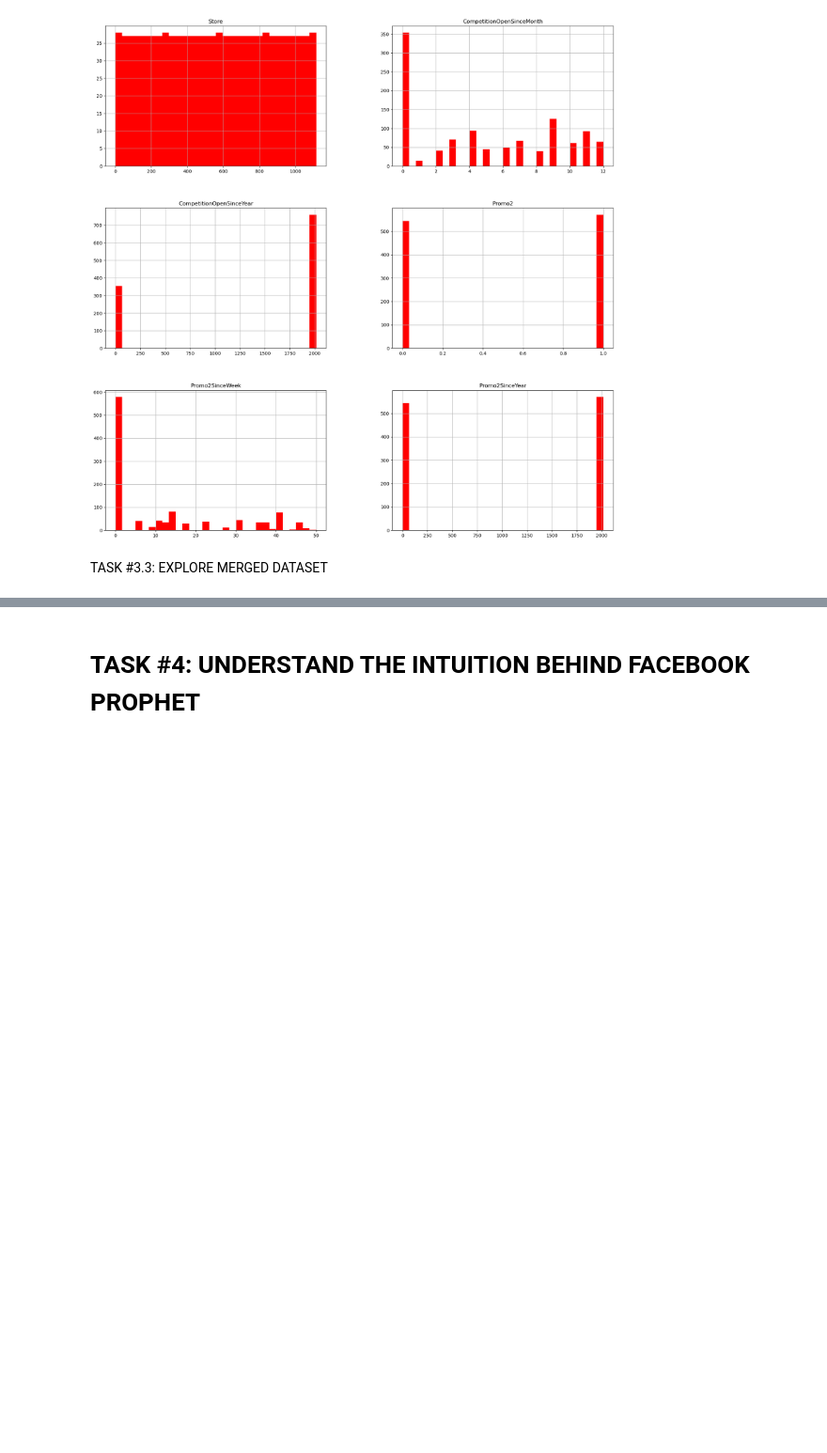
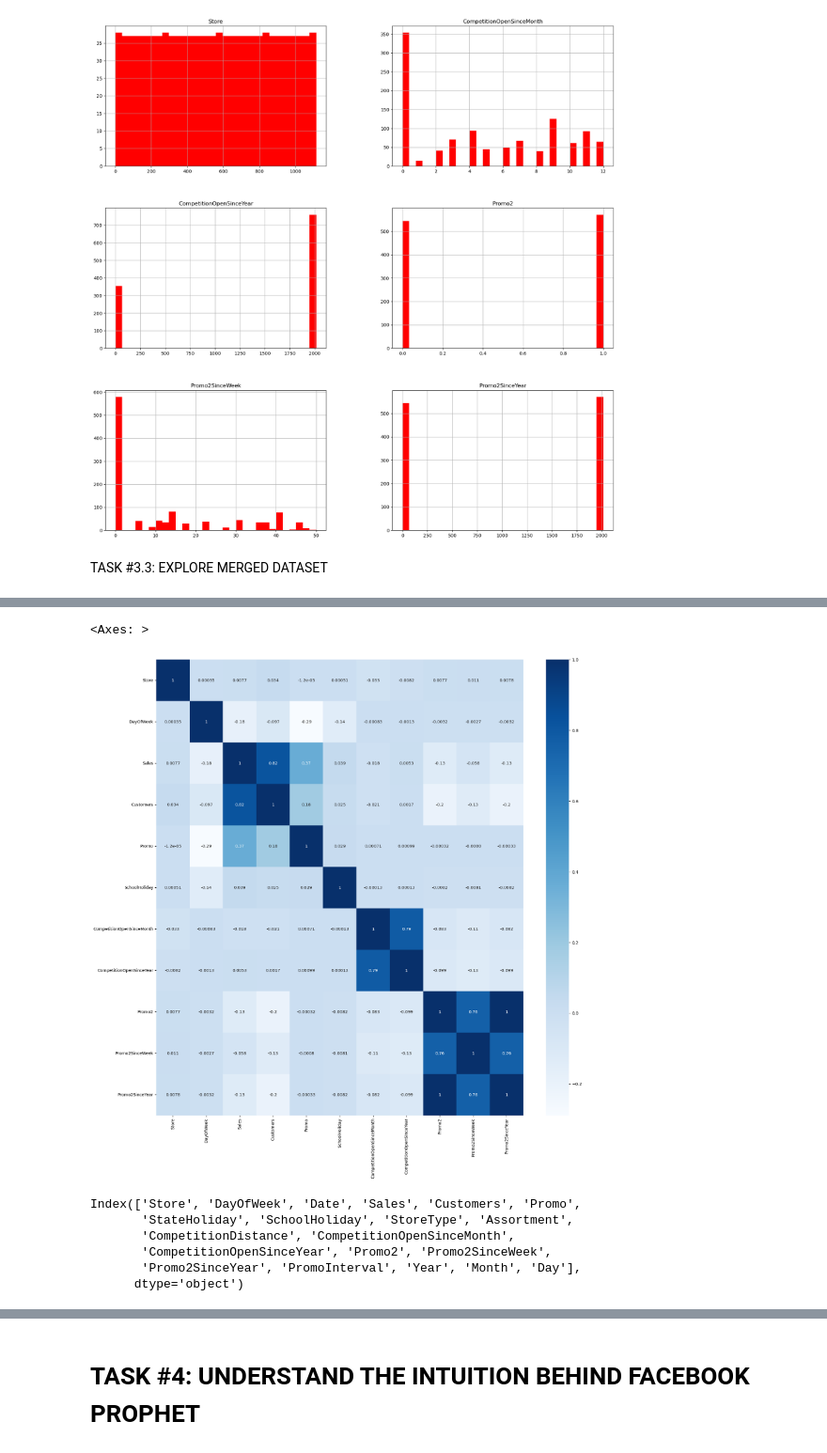
Before and after one commit to vlzsombor/ARIMA, a Jupyter notebook: udemy/Data Science for Business 6 Real-world Case Studies/3. Sales Deparment/Sales_Department_skeleton.ipynb, the cells around one changed output, grey strips where cells are left out. Shown: that part at 94% size. Drawn from its saved outputs; the diff is of its cells as text; code cells hidden in the pictures; blank space fills up the shorter version.

Commit message:
sales deparment

```diff
--- a/udemy/Data Science for Business 6 Real-world Case Studies/3. Sales Deparment/Sales_Department_skeleton.ipynb
+++ b/udemy/Data Science for Business 6 Real-world Case Studies/3. Sales Deparment/Sales_Department_skeleton.ipynb
@@ -319,4 +319,4 @@ array([[<Axes: title={'center': 'Store'}>,
 TASK #3.3: EXPLORE MERGED DATASET
 # %%
 # Let's merge both data frames together based on 'store'
-sales_train_df = pd.merge(sales_train_df, store_info_df, on = 'Store')
+sales_train_all_df = pd.merge(sales_train_df, store_info_df, on = 'Store')
@@ -323,7 +340,12 @@ sales_train_df = pd.merge(sales_train_df, store_info_df, on = 'Store')
 # %%
-
+correlations = sales_train_all_df.corr(numeric_only=True)
+f, ax = plt.subplots(figsize = (20, 20))
+sns.heatmap(correlations, annot = True, cmap='Blues')
 # customers and promo are positively correlated with the sales
 # Promo2 does not seem to be effective at all
+# %% [output]
+<Axes: >
+[figure, added]
 # %%
 
 # Customers/Prmo2 and sales are strongly correlated
@@ -332,5 +358,13 @@ sales_train_df = pd.merge(sales_train_df, store_info_df, on = 'Store')
 # %%
 # Let's do the same for the Day and Month
+sales_train_all_df.columns
+# %% [output]
+Index(['Store', 'DayOfWeek', 'Date', 'Sales', 'Customers', 'Promo',
+       'StateHoliday', 'SchoolHoliday', 'StoreType', 'Assortment',
+       'CompetitionDistance', 'CompetitionOpenSinceMonth',
+       'CompetitionOpenSinceYear', 'Promo2', 'Promo2SinceWeek',
+       'Promo2SinceYear', 'PromoInterval', 'Year', 'Month', 'Day'],
+      dtype='object')
 # %%
 # Let's take a look at the average sales and number of customers per month
 # 'groupby' works great by grouping all the data that share the same month column, then obtain the mean of the sales column
```
Also changed, not shown: parts of 9 cells of this notebook.
